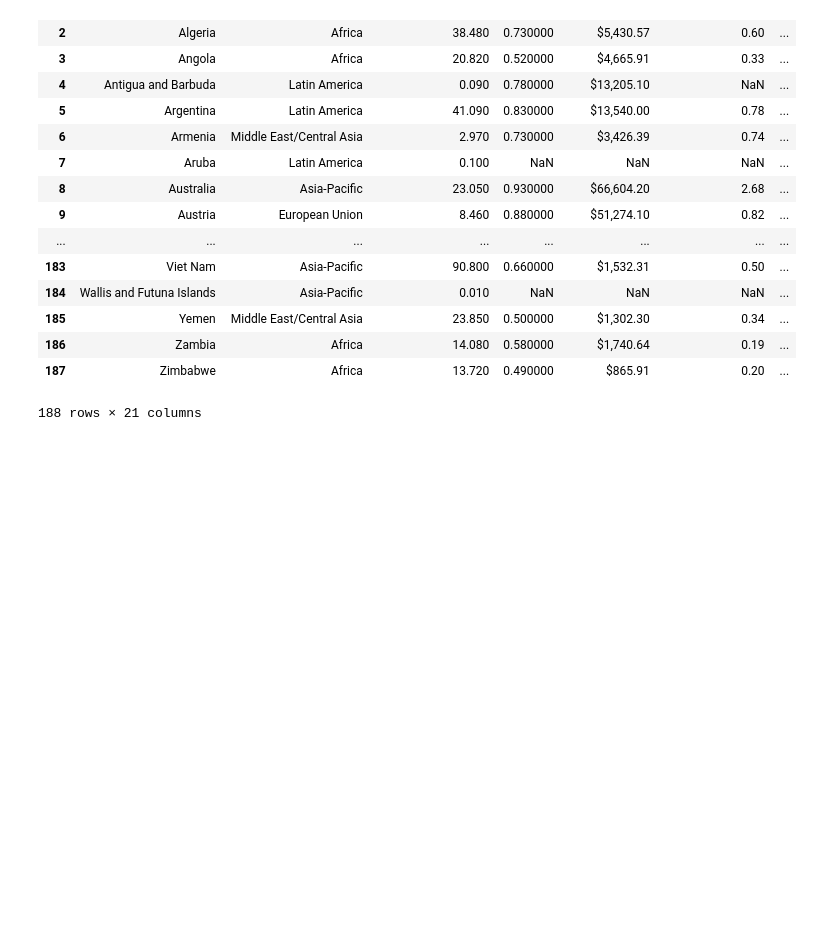
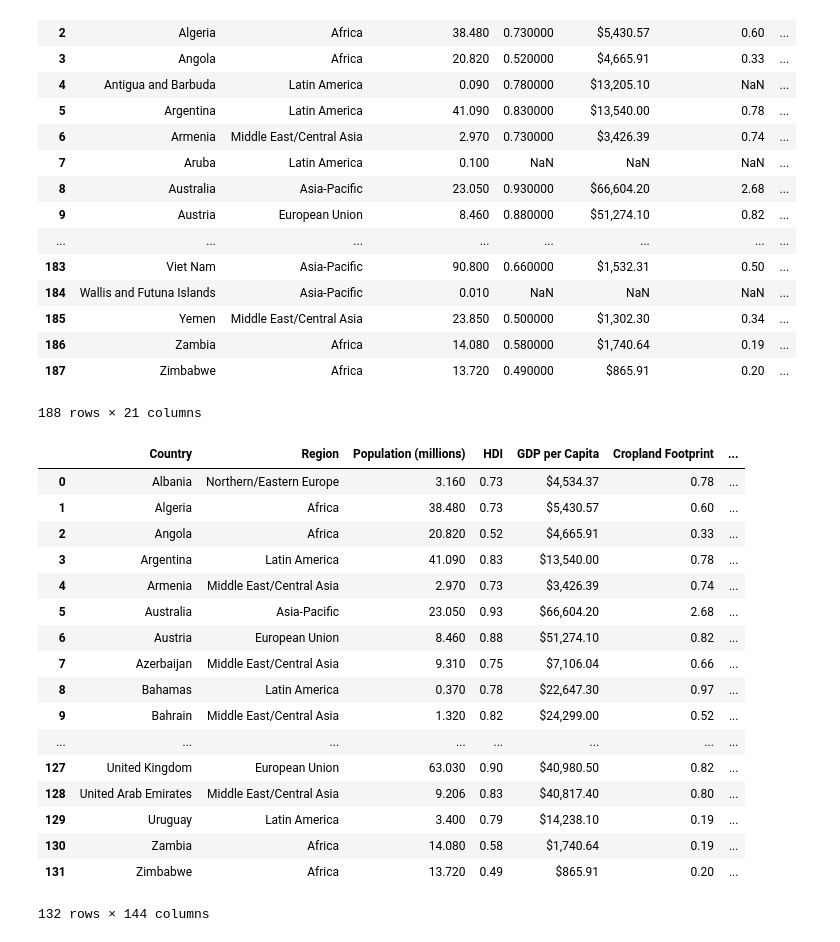
Before and after one commit to emreynolds9/ETL-Project, a Jupyter notebook: Data Cleaning.ipynb, the cells around one changed output. Drawn from its saved outputs; the diff is of its cells as text; code cells hidden in the pictures; blank space fills up the shorter version.

```diff
--- a/Data Cleaning.ipynb
+++ b/Data Cleaning.ipynb
@@ -64,3 +64,24 @@ gef
 | 186 | Zambia | Africa | 14.080 | 0.580000 | $1,740.64 | 0.19 | ... |
 | 187 | Zimbabwe | Africa | 13.720 | 0.490000 | $865.91 | 0.20 | ... |
 188 rows × 21 columns
+# %%
+merged
+# %% [output]
+|  | Country | Region | Population (millions) | HDI | GDP per Capita | Cropland Footprint | ... |
+| 0 | Albania | Northern/Eastern Europe | 3.160 | 0.73 | $4,534.37 | 0.78 | ... |
+| 1 | Algeria | Africa | 38.480 | 0.73 | $5,430.57 | 0.60 | ... |
+| 2 | Angola | Africa | 20.820 | 0.52 | $4,665.91 | 0.33 | ... |
+| 3 | Argentina | Latin America | 41.090 | 0.83 | $13,540.00 | 0.78 | ... |
+| 4 | Armenia | Middle East/Central Asia | 2.970 | 0.73 | $3,426.39 | 0.74 | ... |
+| 5 | Australia | Asia-Pacific | 23.050 | 0.93 | $66,604.20 | 2.68 | ... |
+| 6 | Austria | European Union | 8.460 | 0.88 | $51,274.10 | 0.82 | ... |
+| 7 | Azerbaijan | Middle East/Central Asia | 9.310 | 0.75 | $7,106.04 | 0.66 | ... |
+| 8 | Bahamas | Latin America | 0.370 | 0.78 | $22,647.30 | 0.97 | ... |
+| 9 | Bahrain | Middle East/Central Asia | 1.320 | 0.82 | $24,299.00 | 0.52 | ... |
+| ... | ... | ... | ... | ... | ... | ... | ... |
+| 127 | United Kingdom | European Union | 63.030 | 0.90 | $40,980.50 | 0.82 | ... |
+| 128 | United Arab Emirates | Middle East/Central Asia | 9.206 | 0.83 | $40,817.40 | 0.80 | ... |
+| 129 | Uruguay | Latin America | 3.400 | 0.79 | $14,238.10 | 0.19 | ... |
+| 130 | Zambia | Africa | 14.080 | 0.58 | $1,740.64 | 0.19 | ... |
+| 131 | Zimbabwe | Africa | 13.720 | 0.49 | $865.91 | 0.20 | ... |
+132 rows × 144 columns
```
Also changed, not shown: parts of 3 cells of this notebook.
